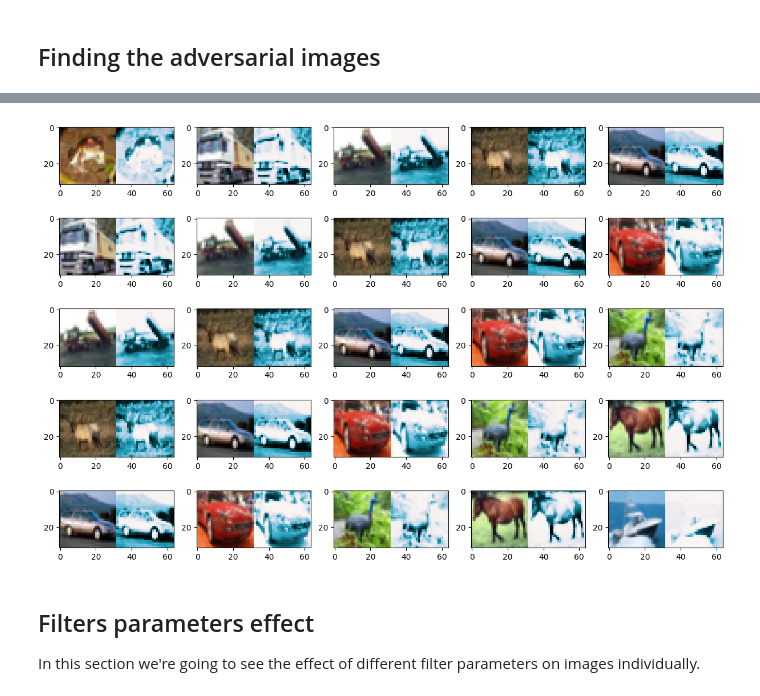
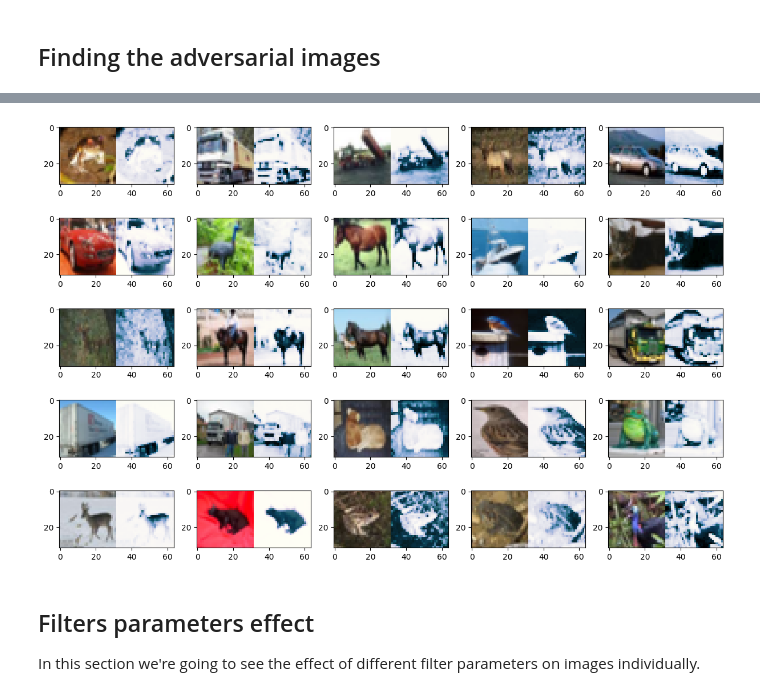
Before and after one commit to amindadgar/adversarial-attacks-using-image-filters, a Jupyter notebook: main.ipynb, the cells around one changed output, grey strips where cells are left out. Saved outputs shown, nothing was run; the diff lists cells and outputs as text; code cells hidden in the pictures.

```diff
--- a/main.ipynb
+++ b/main.ipynb
@@ -174,22 +178,22 @@ Filter name: clarendon
 # %%
 (x_train, _), (_, _) = keras.datasets.cifar10.load_data()
 # %%
-images_manipulated = apply_multiple_filters(functions_arr, x_train[:20])
+images_manipulated = apply_multiple_filters(functions_arr, x_train[:50])
 # %%
 # index_image = 2
 n_rows = 5
 n_cols = 5
 
 fig, ax = plt.subplots(n_rows, n_cols, figsize=(15, 10))
 
 for i in range(n_rows):
     for j in range(n_cols):
         ## append the original image to the manipulated one
-        image = np.append(x_train[i+j] ,images_manipulated[i+j], axis=1)
+        image = np.append(x_train[i * n_cols+j] ,images_manipulated[i * n_cols+j], axis=1)
         ax[i][j].imshow(image)
 plt.show()
 # %% [output]
-[figure, old version]
+[figure, new version]
 # %% [markdown]
 ## Filters parameters effect
 In this section we're going to see the effect of different filter parameters on images individually.
```
Also changed, not shown: parts of 6 cells of this notebook.
